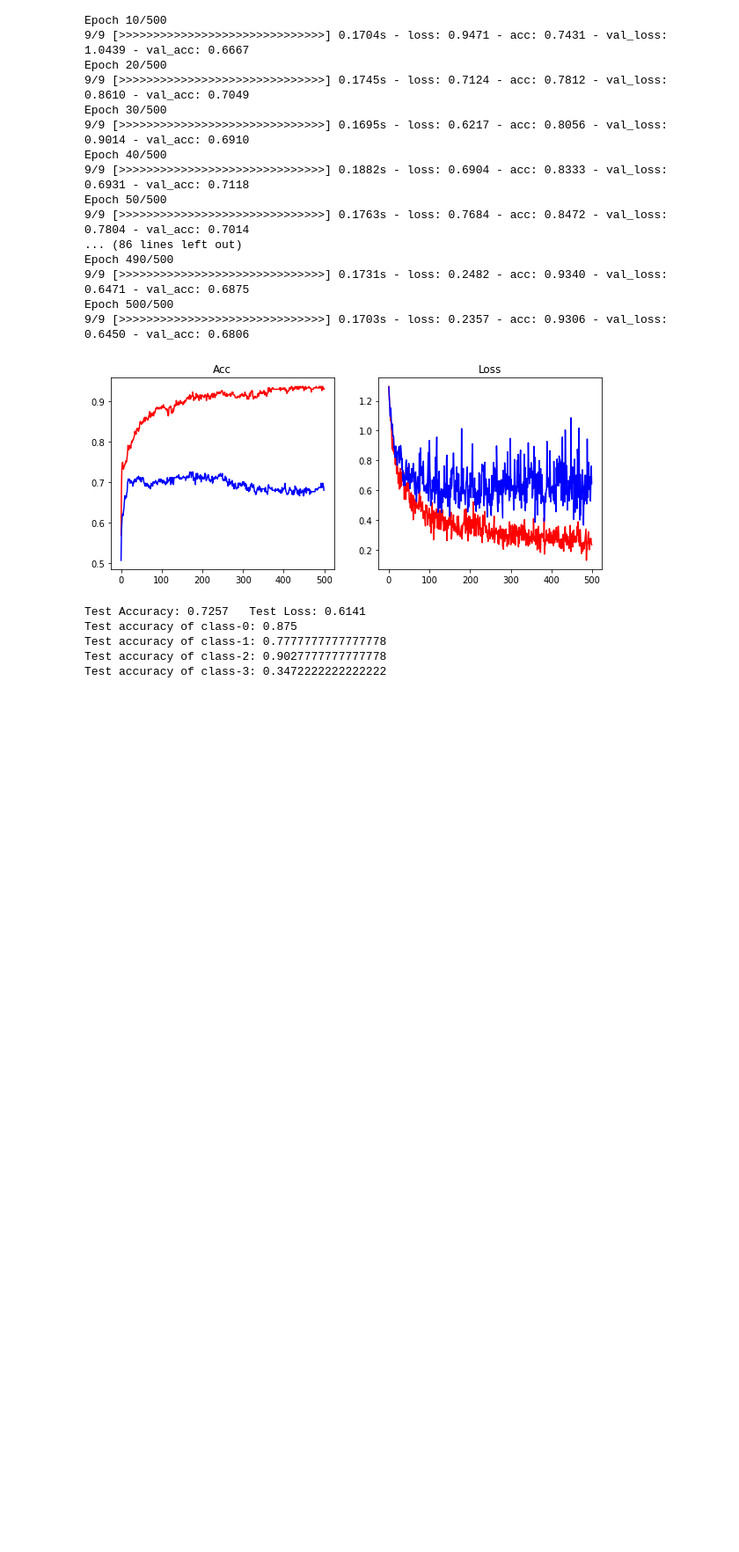
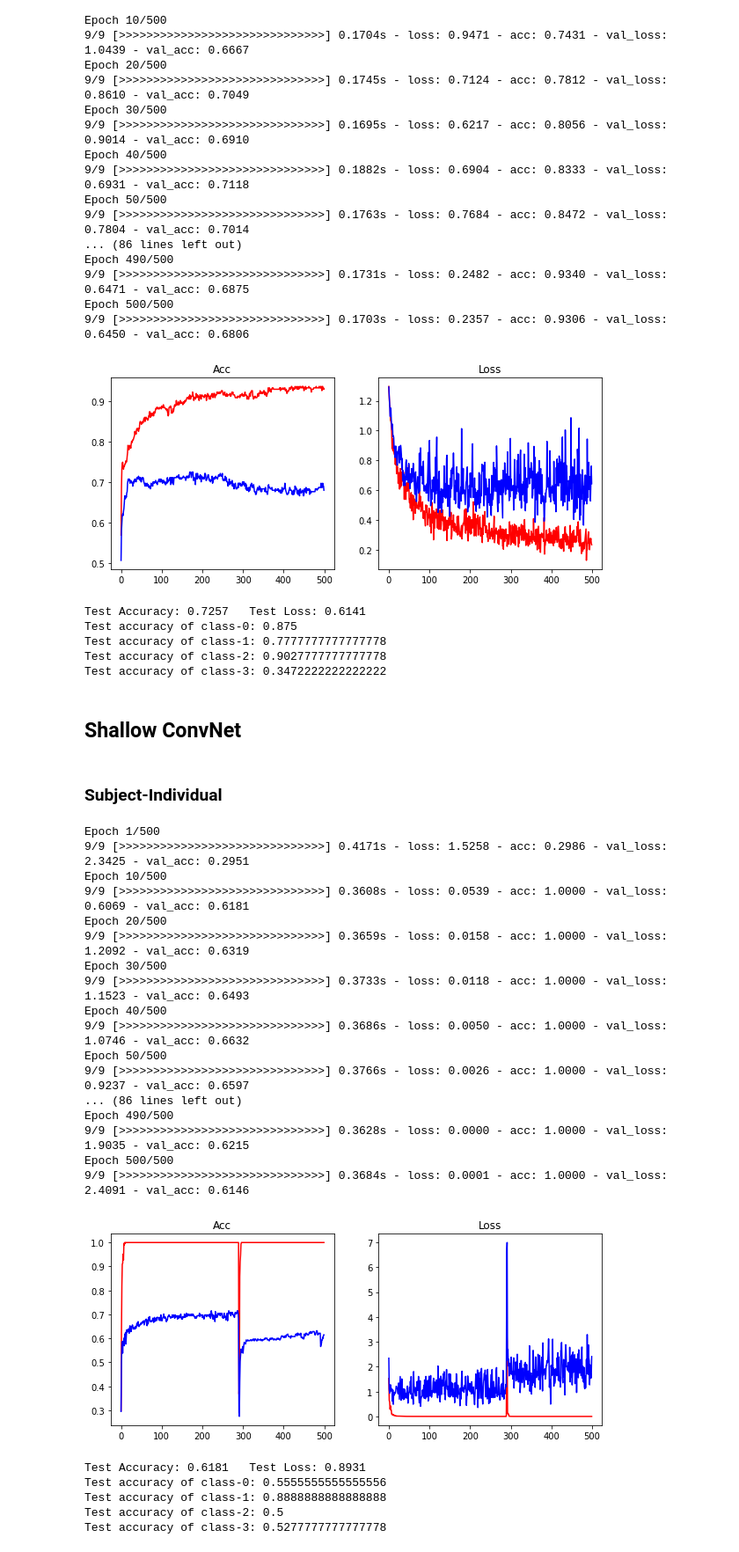
Before and after one commit to cemeteryparty/BCI_5275_Lab4_2, a Jupyter notebook: src/5275_Lab4_2.ipynb, the cells around one changed output. Shown at 88% size. Saved outputs shown, nothing was run; the diff lists cells and outputs as text; code cells hidden in the pictures; blank space fills up the shorter version.

Commit message:
Finish_Part2-shallowconvnet

```diff
--- a/src/5275_Lab4_2.ipynb
+++ b/src/5275_Lab4_2.ipynb
@@ -308,13 +308,13 @@ class Model(object):
             for _ in monitor:
                 if not _ in ["loss", "acc", "val_loss", "val_acc"]:
                     raise Exception(f"\"{_}\" is not a valid monitor condition.")
-                elif _ == "loss" and pre_ck_point[0] < evaluation[0]:
+                elif _ == "loss" and pre_ck_point[0] <= evaluation[0]:
                     return False # present epoch loss > history loss
-                elif _ == "acc" and pre_ck_point[1] > evaluation[1]:
+                elif _ == "acc" and pre_ck_point[1] >= evaluation[1]:
                     return False # present epoch acc < history acc
-                elif _ == "val_loss" and pre_ck_point[2] < evaluation[2]:
+                elif _ == "val_loss" and pre_ck_point[2] <= evaluation[2]:
                     return False # present epoch val_loss > history val_loss
-                elif _ == "val_acc" and pre_ck_point[3] > evaluation[3]:
+                elif _ == "val_acc" and pre_ck_point[3] >= evaluation[3]:
                     return False # present epoch val_acc < history val_acc
         return True
 # %%
@@ -1184,3 +1184,60 @@ Test accuracy of class-0: 0.875
 Test accuracy of class-1: 0.7777777777777778
 Test accuracy of class-2: 0.9027777777777778
 Test accuracy of class-3: 0.3472222222222222
+# %% [markdown]
+## Shallow ConvNet
+# %% [markdown]
+### Subject-Individual
+# %%
+trainloader = DataLoader(dataset=ind_trainset, batch_size=32, shuffle=True)
+testloader = DataLoader(dataset=testset, batch_size=32, shuffle=True)
+model = Model(ShallowConvNet().to(device), lr=0.001)
+sha_convnet_ind_his = model.fit(trainloader=trainloader, validloader=testloader,
+    epochs=500, monitor=["acc", "val_acc"])
+plt.figure(figsize = (10, 4))
+plt.subplot(1, 2, 1)
+plt.title("Acc")
+plt.plot(sha_convnet_ind_his["acc"], color="red")
+plt.plot(sha_convnet_ind_his["val_acc"], color="blue")
+plt.subplot(1, 2, 2)
+plt.title("Loss")
+plt.plot(sha_convnet_ind_his["loss"], color="red")
+plt.plot(sha_convnet_ind_his["val_loss"], color="blue")
+plt.show()
+# %% [output]
+Epoch 1/500
+9/9 [>>>>>>>>>>>>>>>>>>>>>>>>>>>>>>] 0.4171s - loss: 1.5258 - acc: 0.2986 - val_loss: 2.3425 - val_acc: 0.2951
+Epoch 10/500
+9/9 [>>>>>>>>>>>>>>>>>>>>>>>>>>>>>>] 0.3608s - loss: 0.0539 - acc: 1.0000 - val_loss: 0.6069 - val_acc: 0.6181
+Epoch 20/500
+9/9 [>>>>>>>>>>>>>>>>>>>>>>>>>>>>>>] 0.3659s - loss: 0.0158 - acc: 1.0000 - val_loss: 1.2092 - val_acc: 0.6319
+Epoch 30/500
+9/9 [>>>>>>>>>>>>>>>>>>>>>>>>>>>>>>] 0.3733s - loss: 0.0118 - acc: 1.0000 - val_loss: 1.1523 - val_acc: 0.6493
+Epoch 40/500
+9/9 [>>>>>>>>>>>>>>>>>>>>>>>>>>>>>>] 0.3686s - loss: 0.0050 - acc: 1.0000 - val_loss: 1.0746 - val_acc: 0.6632
+Epoch 50/500
+9/9 [>>>>>>>>>>>>>>>>>>>>>>>>>>>>>>] 0.3766s - loss: 0.0026 - acc: 1.0000 - val_loss: 0.9237 - val_acc: 0.6597
+... (86 lines left out)
+Epoch 490/500
+9/9 [>>>>>>>>>>>>>>>>>>>>>>>>>>>>>>] 0.3628s - loss: 0.0000 - acc: 1.0000 - val_loss: 1.9035 - val_acc: 0.6215
+Epoch 500/500
+9/9 [>>>>>>>>>>>>>>>>>>>>>>>>>>>>>>] 0.3684s - loss: 0.0001 - acc: 1.0000 - val_loss: 2.4091 - val_acc: 0.6146
+[figure, added]
+# %%
+ind_model = Model.load(sha_convnet_ind_his["lastest_model_path"])
+eva_test = ind_model.evaluate(dataloader=testloader)
+print(f"Test Accuracy: {eva_test[1]:.4f}\tTest Loss: {eva_test[0]:.4f}")
+rec_test = {"total": [0, 0, 0, 0], "hit": [0, 0, 0, 0]}
+real_test = teY.reshape(teY.size)
+pred_test = ind_model.predict(dataset=testset)
+for i in range(288):
+    rec_test["total"][real_test[i]] += 1
+    rec_test["hit"][real_test[i]] += (1 if real_test[i] == pred_test[i] else 0)
+for i in range(4):
+    print("Test accuracy of class-{}: {}".format(i, rec_test["hit"][i] / rec_test["total"][i]))
+# %% [output]
+Test Accuracy: 0.6181   Test Loss: 0.8931
+Test accuracy of class-0: 0.5555555555555556
+Test accuracy of class-1: 0.8888888888888888
+Test accuracy of class-2: 0.5
+Test accuracy of class-3: 0.5277777777777778
```
Also changed, not shown: parts of 10 cells of this notebook, 1 other file.
